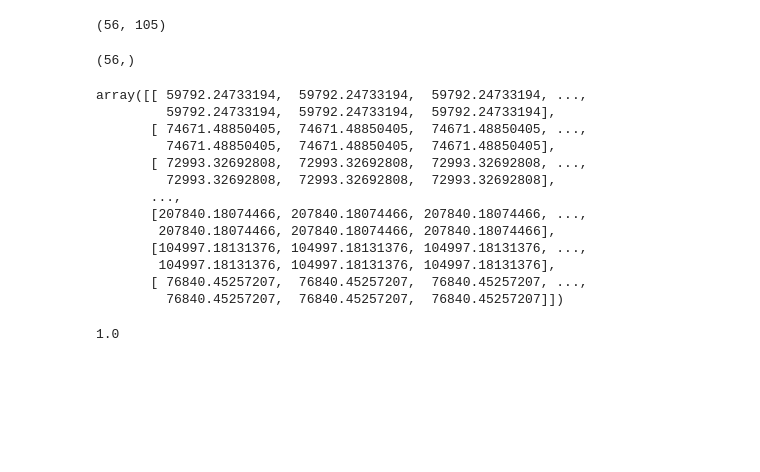
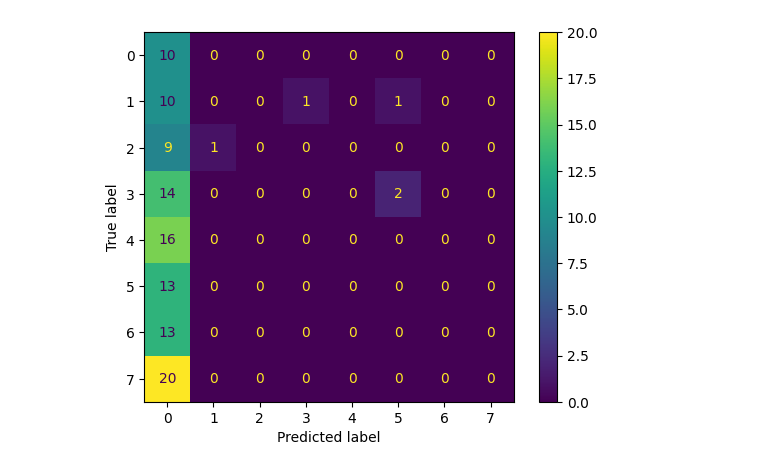
Before and after one commit to payammohammadi94/EEG_processing, a Jupyter notebook: BCI.ipynb, the cells around one changed output. Drawn from its saved outputs; the diff is of its cells as text; code cells hidden in the pictures; blank space fills up the shorter version.

```diff
--- a/BCI.ipynb
+++ b/BCI.ipynb
@@ -280,25 +329,0 @@ from keras.utils import to_categorical
-# %%
-X_train,X_test,y_train,y_test = train_test_split(concat,y,test_size=0.2,random_state=42)
-
-MEAN_Train = X_train.mean(axis=1)
-STD_Train = np.std(X_train,axis=1)
-
-Mean_train = np.zeros(X_train.shape)
-Std_train = np.zeros(X_train.shape)
-
-
-for i in range(X_train.shape[0]):
-    Mean_train[i,:] = np.repeat(MEAN_Train[i],X_train.shape[1])
-    Std_train[i,:] = np.repeat(STD_Train[i],X_train.shape[1])
-X_train = (X_train - Mean_train)/Std_train
-
-MEAN_Test = X_test.mean(axis=1)
-STD_Test = np.std(X_test,axis=1)
-
-Mean_test = np.zeros(X_test.shape)
-Std_test = np.zeros(X_test.shape)
-
-for i in range(X_test.shape[0]):
-    Mean_test[i,:] = np.repeat(MEAN_Test[i],X_test.shape[1])
-    Std_test[i,:] = np.repeat(STD_Test[i],X_test.shape[1])
-X_test = (X_test - Mean_test)/Std_test
@@ -399,28 +367,0 @@ array([[3., 1., 2., 2.]])
-# %%
-qq.shape
-# %% [output]
-(56, 105)
-# %%
-a.shape
-# %% [output]
-(56,)
-# %%
-Std_train
-# %% [output]
-array([[ 59792.24733194,  59792.24733194,  59792.24733194, ...,
-         59792.24733194,  59792.24733194,  59792.24733194],
-       [ 74671.48850405,  74671.48850405,  74671.48850405, ...,
-         74671.48850405,  74671.48850405,  74671.48850405],
-       [ 72993.32692808,  72993.32692808,  72993.32692808, ...,
-         72993.32692808,  72993.32692808,  72993.32692808],
-       ...,
-       [207840.18074466, 207840.18074466, 207840.18074466, ...,
-        207840.18074466, 207840.18074466, 207840.18074466],
-       [104997.18131376, 104997.18131376, 104997.18131376, ...,
-        104997.18131376, 104997.18131376, 104997.18131376],
-       [ 76840.45257207,  76840.45257207,  76840.45257207, ...,
-         76840.45257207,  76840.45257207,  76840.45257207]])
-# %%
-np.std(X_train)
-# %% [output]
-1.0
@@ -426,0 +370,9 @@ np.std(X_train)
+# %%
+confusion_matrix = metrics.confusion_matrix(y_test, y_pred_classes)
+
+
+cm_display = metrics.ConfusionMatrixDisplay(confusion_matrix = confusion_matrix)
+cm_display.plot()
+plt.show()
+# %% [output]
+[figure, added]
```
Also changed, not shown: parts of 25 cells of this notebook.
